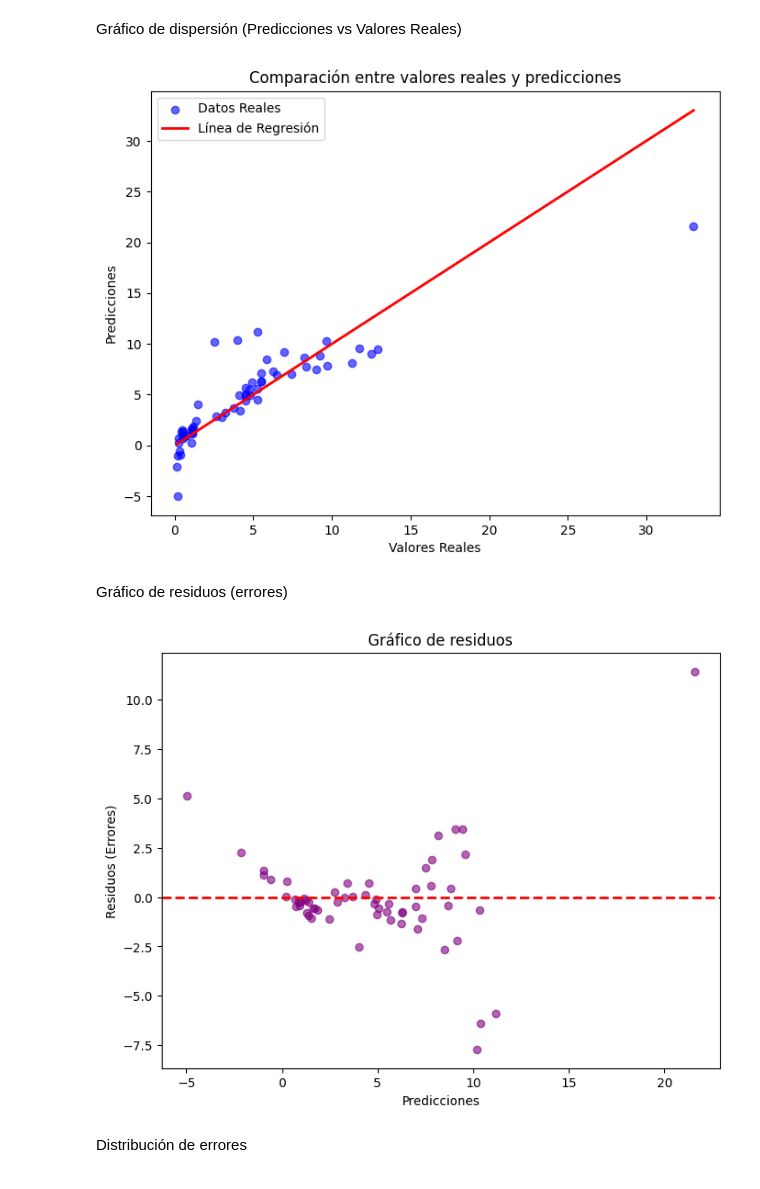
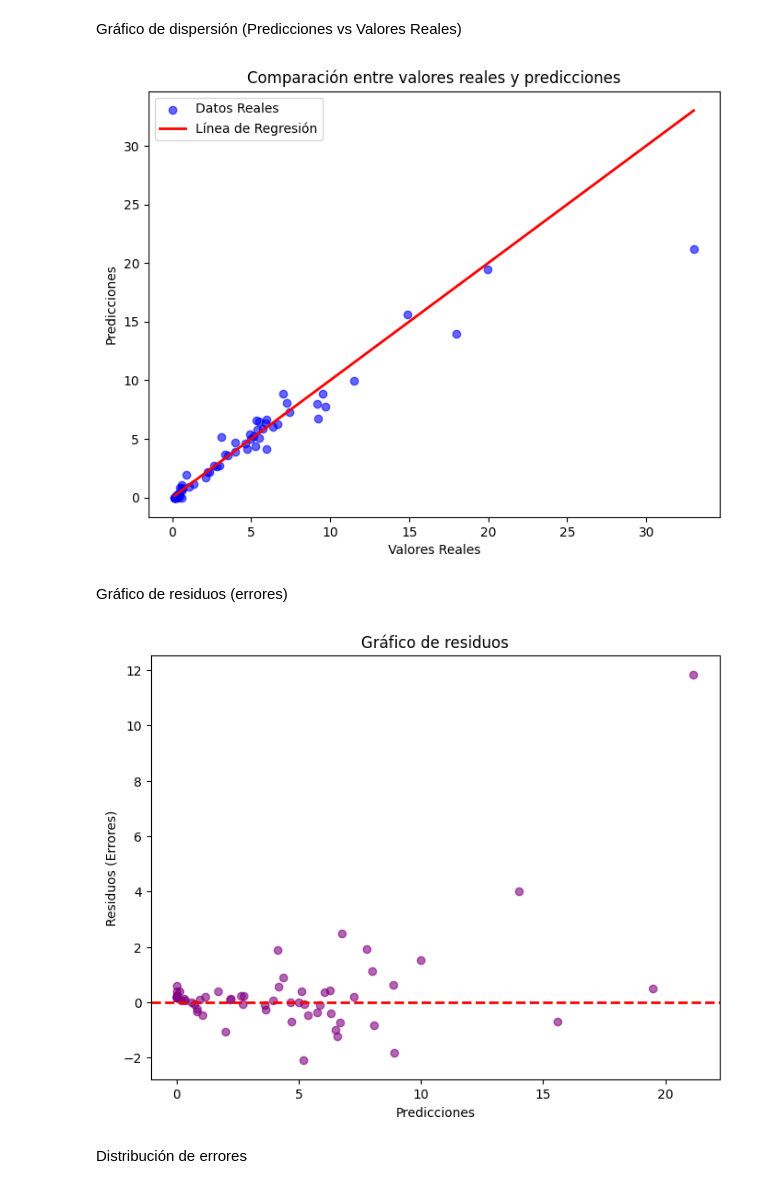
Before and after one commit to alpolo1991/analisis_de_datos_G77, a Jupyter notebook: RegresiónLineal_DatasetVehicle.ipynb, the cells around one changed output. Cells and saved outputs as stored; diff of their text form; code cells hidden in the pictures.

```diff
--- a/RegresiónLineal_DatasetVehicle.ipynb
+++ b/RegresiónLineal_DatasetVehicle.ipynb
@@ -569,0 +875,2 @@ print(y.shape)
+# %%
+X_train_FM_1, X_test_FM_1, y_train_FM_1, y_test_FM_1 = train_test_split (X_FM_1, y_FM_1, test_size=0.2, random_state=41)
@@ -612,11 +915,12 @@ Entrenamos un modelo de regresión lineal con los datos de entrenamiento.
 model = LinearRegression()
 # %%
 # Entrenar el modelo con los datos de entrenamiento
-model.fit(X_train, y_train)
+model.fit(X_train_FM_1, y_train_FM_1)
 # %% [output]
 LinearRegression()
 # %% [markdown]
 Predicciones con los datos de prueba
 # %%
 # Hacer predicciones con los datos de prueba
-y_pred = model.predict(X_test)
+y_prediccion = model.predict(X_test_FM_1)
+print(y_prediccion)
@@ -635,0 +938,3 @@ print(y_pred)
+# %%
+y_prediccion[y_prediccion < 0] = 0
+y_prediccion
@@ -706,29 +1085,29 @@ Gráfico de dispersión (Predicciones vs Valores Reales)
 # %%
 # Gráfico de dispersión (Predicciones vs Valores Reales)
 plt.figure(figsize=(8, 6))
-plt.scatter(y_test, y_pred, color='blue', alpha=0.6, label='Datos Reales')
-plt.plot([y_test.min(), y_test.max()], [y_test.min(), y_test.max()], color='red', linewidth=2, label='Línea de Regresión')
+plt.scatter(y_test_FM_1, y_prediccion, color='blue', alpha=0.6, label='Datos Reales')
+plt.plot([y_test_FM_1.min(), y_test_FM_1.max()], [y_test_FM_1.min(), y_test_FM_1.max()], color='red', linewidth=2, label='Línea de Regresión')
 plt.xlabel('Valores Reales')
 plt.ylabel('Predicciones')
 plt.title('Comparación entre valores reales y predicciones')
 plt.legend()
 plt.show()
 # %% [output]
-[figure, old version]
+[figure, new version]
 # %% [markdown]
 Gráfico de residuos (errores)
 # %%
 # Gráfico de residuos (errores)
-residuos = y_test - y_pred
+residuos = y_test_FM_1 - y_prediccion
 plt.figure(figsize=(8, 6))
-plt.scatter(y_pred, residuos, color='purple', alpha=0.6)
+plt.scatter(y_prediccion, residuos, color='purple', alpha=0.6)
 plt.axhline(0, color='red', linestyle='--', linewidth=2)
 plt.xlabel('Predicciones')
 plt.ylabel('Residuos (Errores)')
 plt.title('Gráfico de residuos')
 plt.show()
 # %% [output]
-[figure, old version]
+[figure, new version]
 # %% [markdown]
 Distribución de errores
 # %%
```
Also changed, not shown: parts of 86 cells of this notebook.
